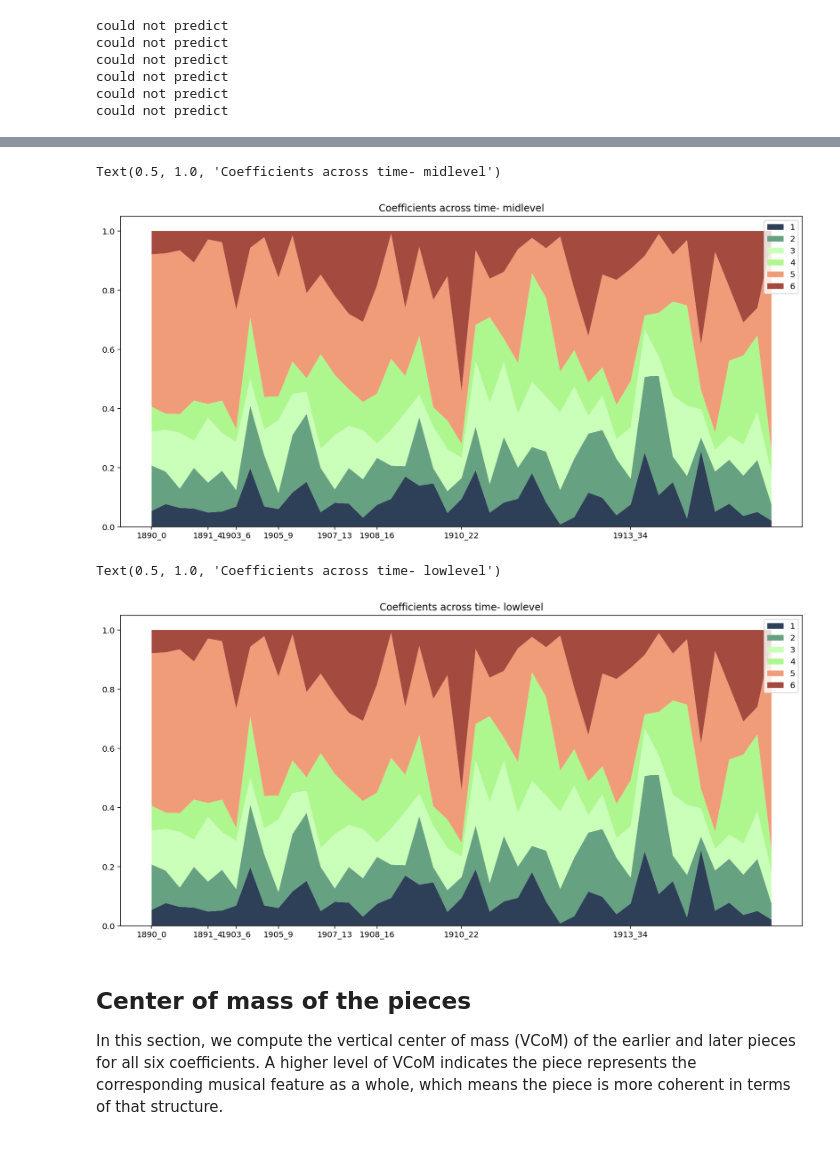
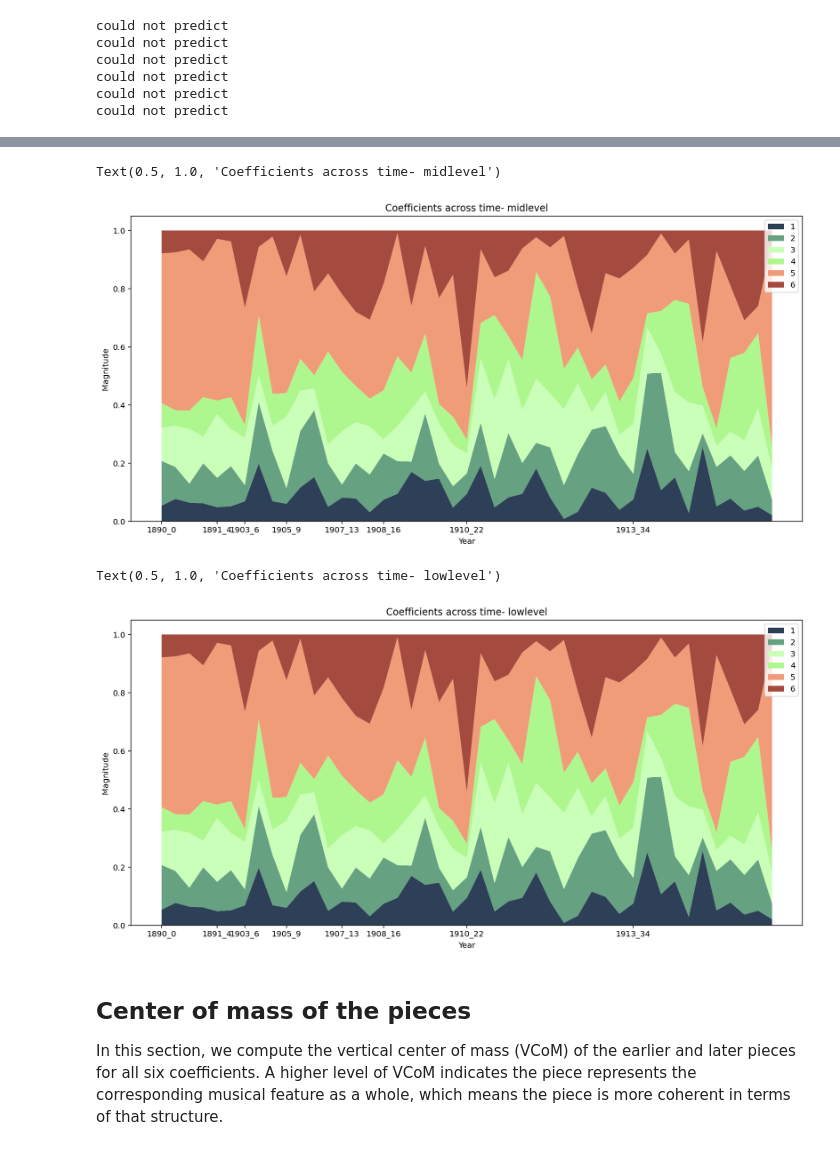
Before and after one commit to ludovicaschaerf/Group-5-Debussy-Pitch-Scapes, a Jupyter notebook: milestone3.ipynb, the cells around one changed output, grey strips where cells are left out. Drawn from its saved outputs; the diff is of its cells as text; code cells hidden in the pictures.

```diff
--- a/milestone3.ipynb
+++ b/milestone3.ipynb
@@ -209,28 +224,30 @@ Text(0.5, 1.0, 'Coefficients across time- top level')
 # %%
 x = range(1,len(scores))
 y = []
 coeffs = [d[2] for d in data.values()]
 cfr = pd.DataFrame(coeffs)
 coeffs_perc = cfr.divide(cfr.sum(axis=1), axis=0)
 scr = list(data.keys())
 years = []
 for i in range(len(scr)):
     years.append(scr[i].split('\\')[-1][:4]+'_'+str(i))
 pal = ["#2E4057", "#66A182", "#CAFFB9", "#AEF78E","#F19C79", "#A44A3F"]
 for i in range(6):
     y.append(coeffs_perc[i])
 
 fig = plt.figure(figsize=(15, 7))
 ax= fig.add_subplot()
 
 ax.stackplot(years,y[0],y[1], y[2],y[3],y[4],y[5],linewidth=0, colors = pal, labels=['1','2','3','4','5','6'])
 ax.xaxis.set_major_locator(plt.FixedLocator([0, 4, 6, 9, 13, 16, 22,34]))
+plt.xlabel('Year')
+plt.ylabel('Magnitude')
 
 plt.legend(loc='upper right')
 plt.title('Coefficients across time- midlevel')
 # %% [output]
 Text(0.5, 1.0, 'Coefficients across time- midlevel')
-[figure, old version]
+[figure, new version]
 # %%
 x = range(1,len(scores))
 y = []
@@ -250,12 +267,14 @@ ax= fig.add_subplot()
 
 ax.stackplot(years,y[0],y[1], y[2],y[3],y[4],y[5],linewidth=0, colors = pal, labels=['1','2','3','4','5','6'])
 ax.xaxis.set_major_locator(plt.FixedLocator([0, 4, 6, 9, 13, 16, 22,34]))
+plt.xlabel('Year')
+plt.ylabel('Magnitude')
 
 plt.legend(loc='upper right')
 plt.title('Coefficients across time- lowlevel')
 # %% [output]
 Text(0.5, 1.0, 'Coefficients across time- lowlevel')
-[figure, old version]
+[figure, new version]
 # %% [markdown]
 ## Center of mass of the pieces
 In this section, we compute the vertical center of mass (VCoM) of the earlier and later pieces for all six coefficients. A higher level of VCoM indicates the piece represents the corresponding musical feature as a whole, which means the piece is more coherent in terms of that structure.
```
Also changed, not shown: parts of 7 cells of this notebook, 1 other file.
